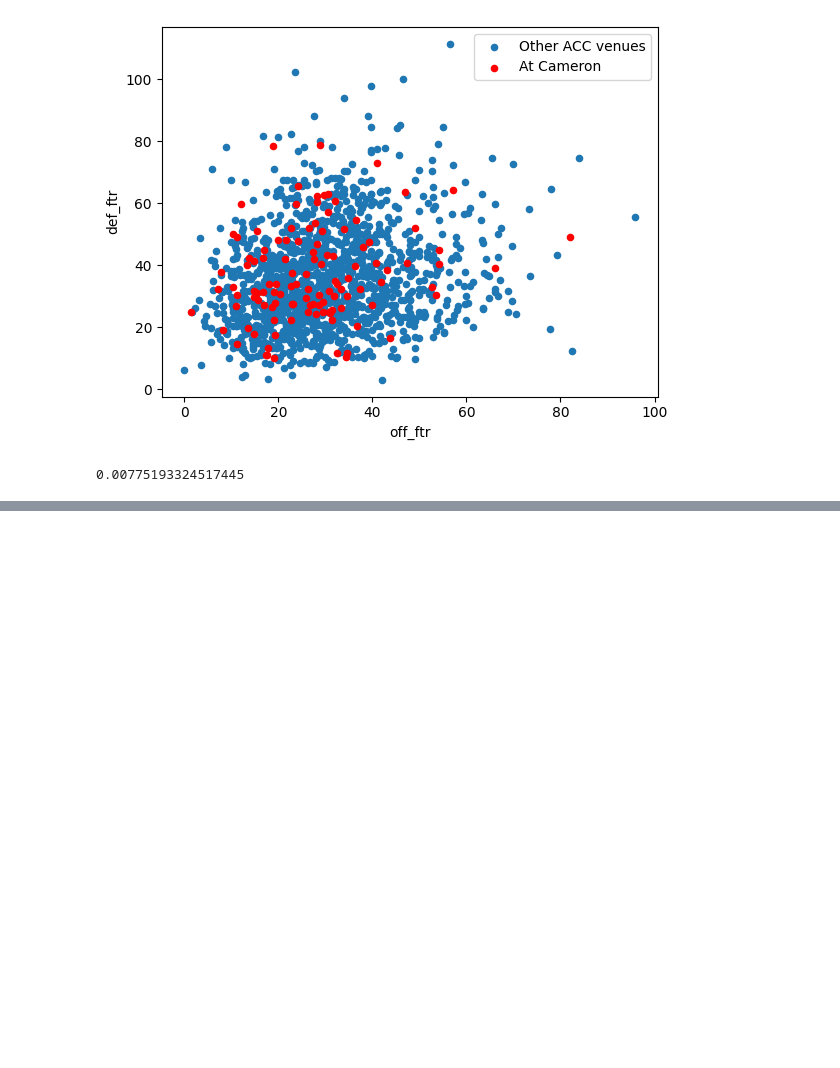
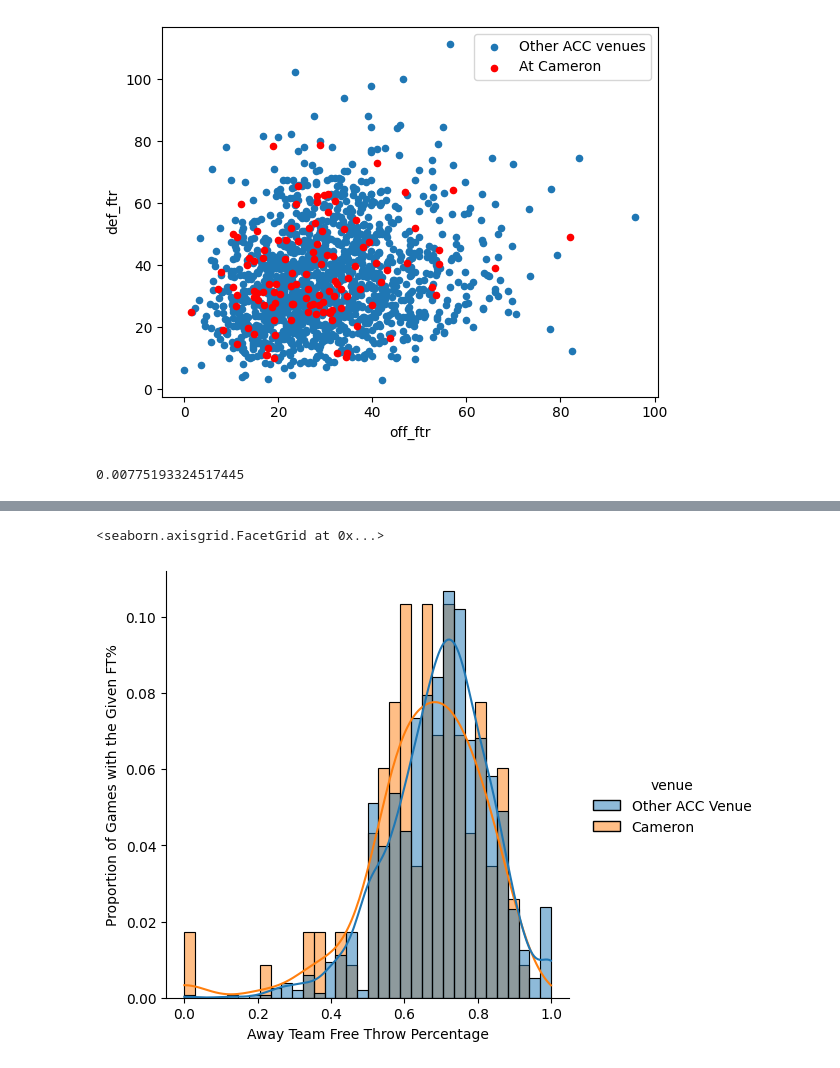
Before and after one commit to kevinfeng77/CS-216-Final-project, a Jupyter notebook: Final project notebook.ipynb, the cells around one changed output, grey strips where cells are left out. Saved outputs shown, nothing was run; the diff lists cells and outputs as text; code cells hidden in the pictures; blank space fills up the shorter version.

```diff
--- a/Final project notebook.ipynb
+++ b/Final project notebook.ipynb
@@ -157,0 +216,6 @@ ValueError: all the input array dimensions except for the concatenation axis mus
+# %%
+ax = sns.displot(data=temp, x="ft_percent", stat='probability', hue="venue", common_norm=False, kde= True)
+ax.set(xlabel='Away Team Free Throw Percentage', ylabel='Proportion of Games with the Given FT%')
+# %% [output]
+<seaborn.axisgrid.FacetGrid at 0x...>
+[figure, added]
```
Also changed, not shown: parts of 14 cells of this notebook.
